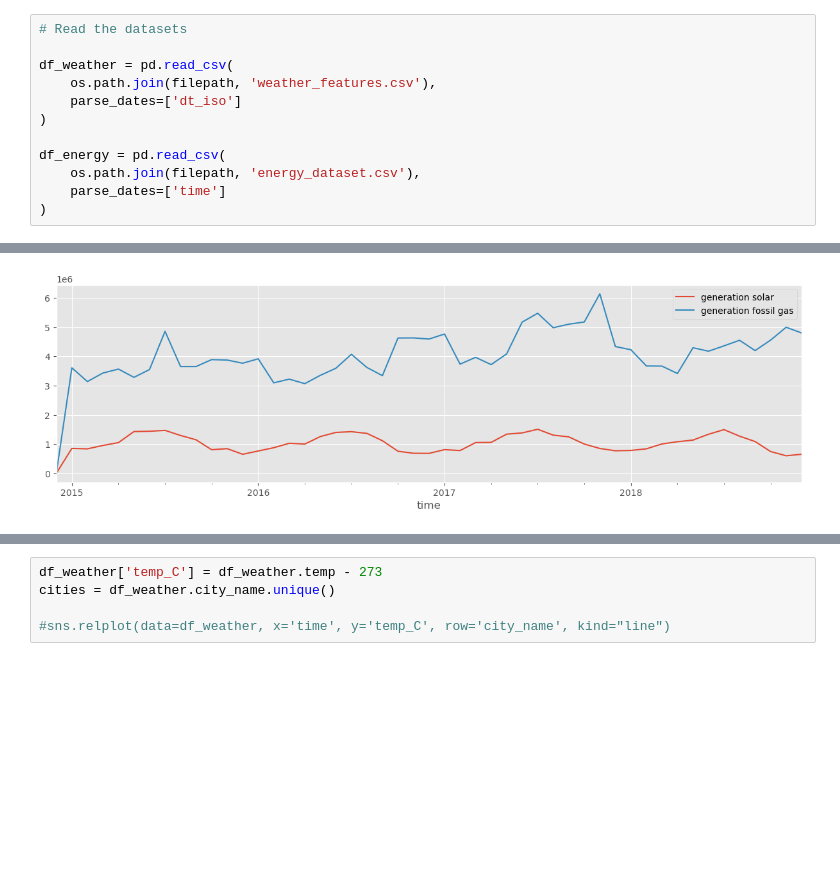
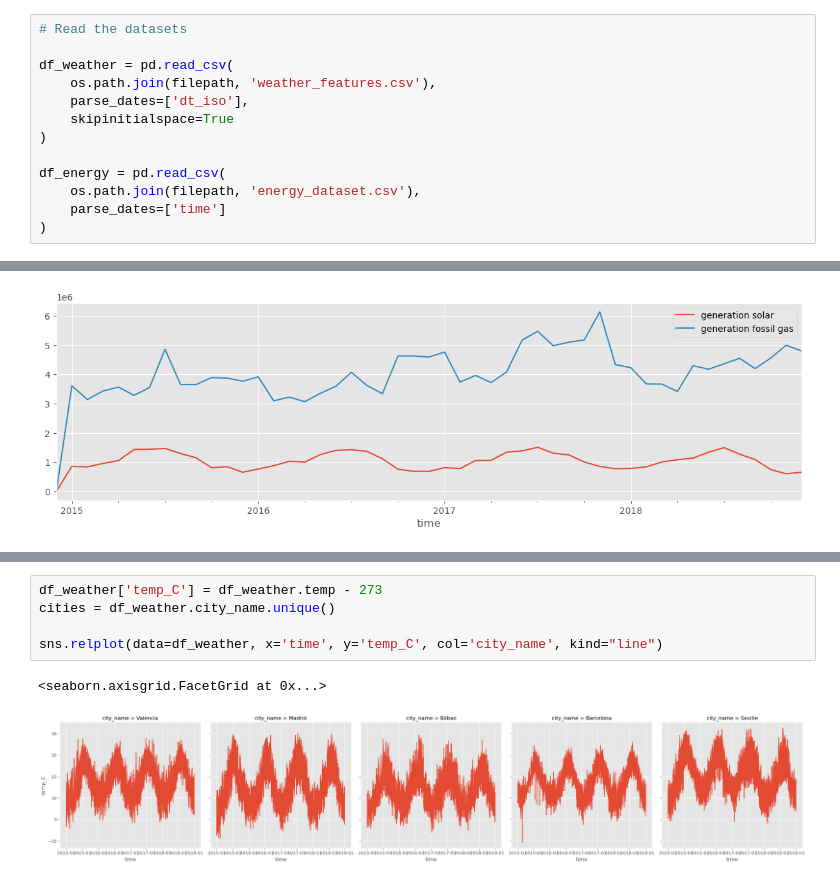
Before and after one commit to ysopoon/Energy_TEST, a Jupyter notebook: DataReview_test.ipynb, the cells around one changed output, grey strips where cells are left out. Saved outputs shown, nothing was run; the diff lists cells and outputs as text; blank space fills up the shorter version.

```diff
--- a/DataReview_test.ipynb
+++ b/DataReview_test.ipynb
@@ -32,7 +34,8 @@ filepath = './Data'
 
 df_weather = pd.read_csv(
     os.path.join(filepath, 'weather_features.csv'),
-    parse_dates=['dt_iso']
+    parse_dates=['dt_iso'],
+    skipinitialspace=True
 )
 
 df_energy = pd.read_csv(
@@ -184,5 +197,8 @@ df_energy.groupby(pd.Grouper(key='time', axis=0,freq='ME')).sum().reset_index().
 # %%
 df_weather['temp_C'] = df_weather.temp - 273
 cities = df_weather.city_name.unique()
 
-#sns.relplot(data=df_weather, x='time', y='temp_C', row='city_name', kind="line")
+sns.relplot(data=df_weather, x='time', y='temp_C', col='city_name', kind="line")
+# %% [output]
+<seaborn.axisgrid.FacetGrid at 0x...>
+[figure, added]
```
Also changed, not shown: parts of 9 cells of this notebook, 1 other file.
